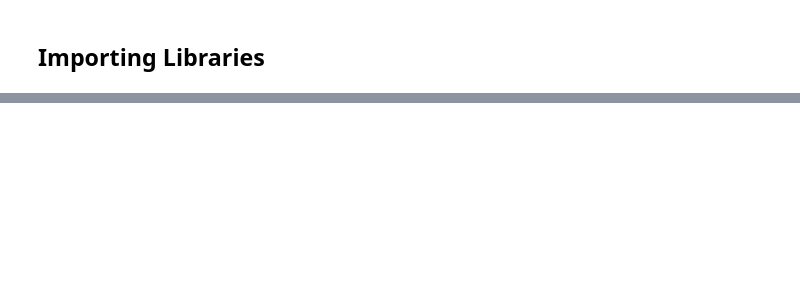
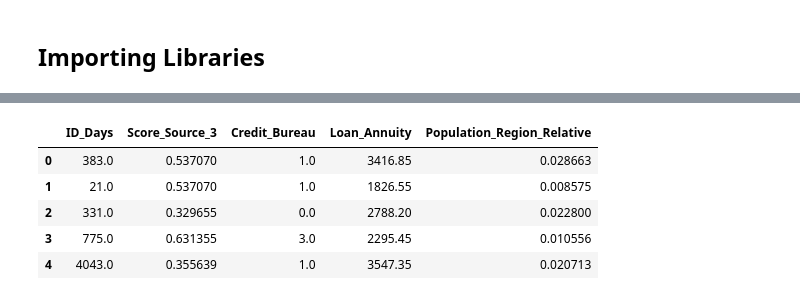
Before and after one commit to rohit180497/NBFI-Loan-Repayment, a Jupyter notebook: notebooks/Report.ipynb, the cells around one changed output, grey strips where cells are left out. Drawn from its saved outputs; the diff is of its cells as text; code cells hidden in the pictures; blank space fills up the shorter version.

```diff
--- a/notebooks/Report.ipynb
+++ b/notebooks/Report.ipynb
@@ -17,0 +223,4 @@ ModuleNotFoundError: No module named 'pyodbc'
+# %%
+cols_to_num = ['Client_Income', 'Credit_Amount', 'Age_Days', 'Employed_Days',
+       'Registration_Days', "Population_Region_Relative"]
+data[cols_to_num] = data[cols_to_num].apply(lambda x: x.astype('float'))
@@ -17,0 +252,9 @@ ModuleNotFoundError: No module named 'pyodbc'
+# %%
+data[["ID_Days", "Score_Source_3", "Credit_Bureau", "Loan_Annuity", "Population_Region_Relative"]].head()
+# %% [output]
+|  | ID_Days | Score_Source_3 | Credit_Bureau | Loan_Annuity | Population_Region_Relative |
+| 0 | 383.0 | 0.537070 | 1.0 | 3416.85 | 0.028663 |
+| 1 | 21.0 | 0.537070 | 1.0 | 1826.55 | 0.008575 |
+| 2 | 331.0 | 0.329655 | 0.0 | 2788.20 | 0.022800 |
+| 3 | 775.0 | 0.631355 | 3.0 | 2295.45 | 0.010556 |
+| 4 | 4043.0 | 0.355639 | 1.0 | 3547.35 | 0.020713 |
```
Also changed, not shown: parts of 39 cells of this notebook, 2 other files.
